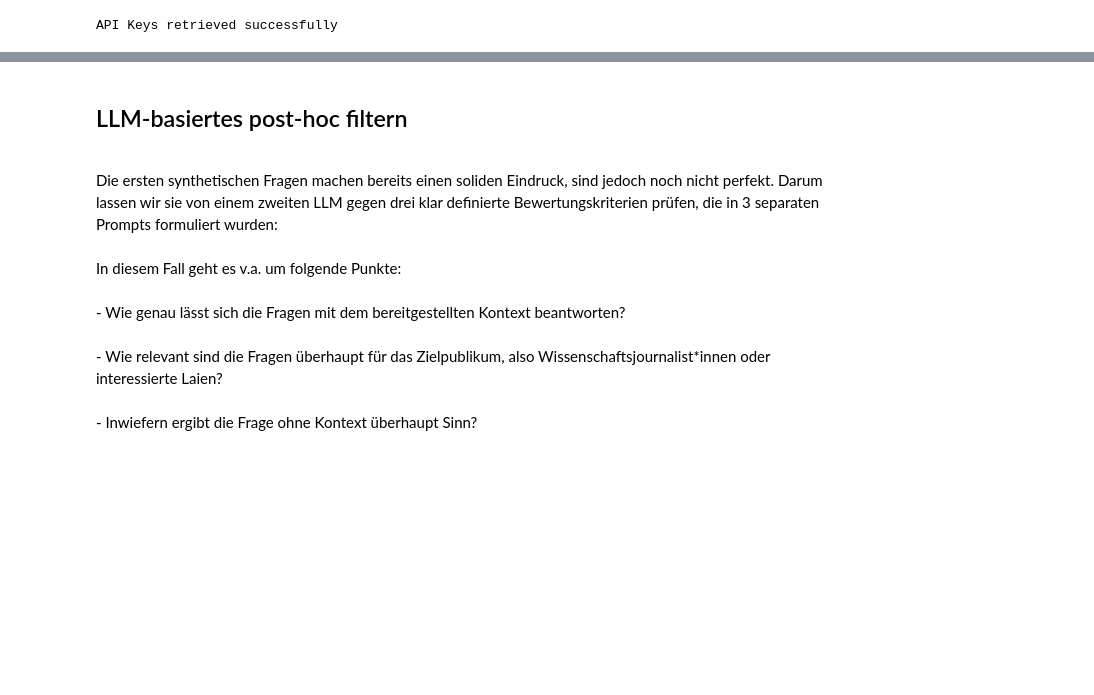
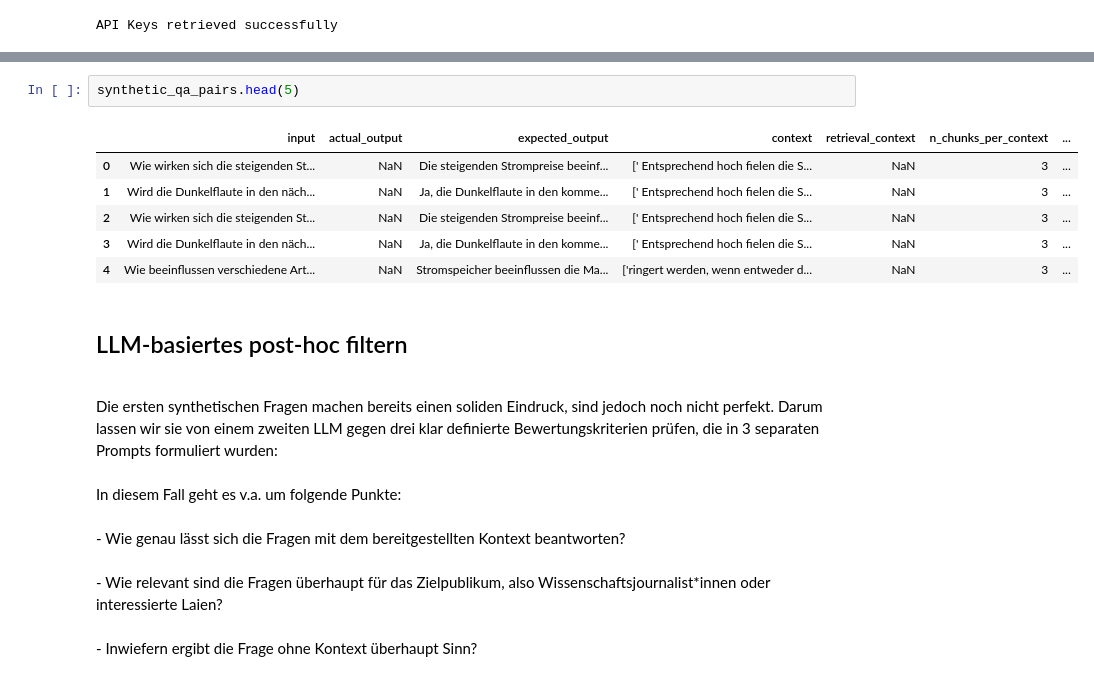
Before and after one commit to sciencemediacenter/lab_scicar2025_rag_workshop, a Jupyter notebook: notebooks/02_create_synthetic_dataset.ipynb, the cells around one changed output, grey strips where cells are left out. Drawn from its saved outputs; the diff is of its cells as text; blank space fills up the shorter version.

```diff
--- a/notebooks/02_create_synthetic_dataset.ipynb
+++ b/notebooks/02_create_synthetic_dataset.ipynb
@@ -148,3 +120,12 @@ Insgesamt wurden 300 QA-Paare generiert.
+# %%
+synthetic_qa_pairs.head(5)
+# %% [output]
+|  | input | actual_output | expected_output | context | retrieval_context | n_chunks_per_context | ... |
+| 0 | Wie wirken sich die steigenden St... | NaN | Die steigenden Strompreise beeinf... | [' Entsprechend hoch fielen die S... | NaN | 3 | ... |
+| 1 | Wird die Dunkelflaute in den näch... | NaN | Ja, die Dunkelflaute in den komme... | [' Entsprechend hoch fielen die S... | NaN | 3 | ... |
+| 2 | Wie wirken sich die steigenden St... | NaN | Die steigenden Strompreise beeinf... | [' Entsprechend hoch fielen die S... | NaN | 3 | ... |
+| 3 | Wird die Dunkelflaute in den näch... | NaN | Ja, die Dunkelflaute in den komme... | [' Entsprechend hoch fielen die S... | NaN | 3 | ... |
+| 4 | Wie beeinflussen verschiedene Art... | NaN | Stromspeicher beeinflussen die Ma... | ['ringert werden, wenn entweder d... | NaN | 3 | ... |
 # %% [markdown]
 ## LLM-basiertes post-hoc filtern
 <br>
```
Also changed, not shown: parts of 9 cells of this notebook, 8 other files.
